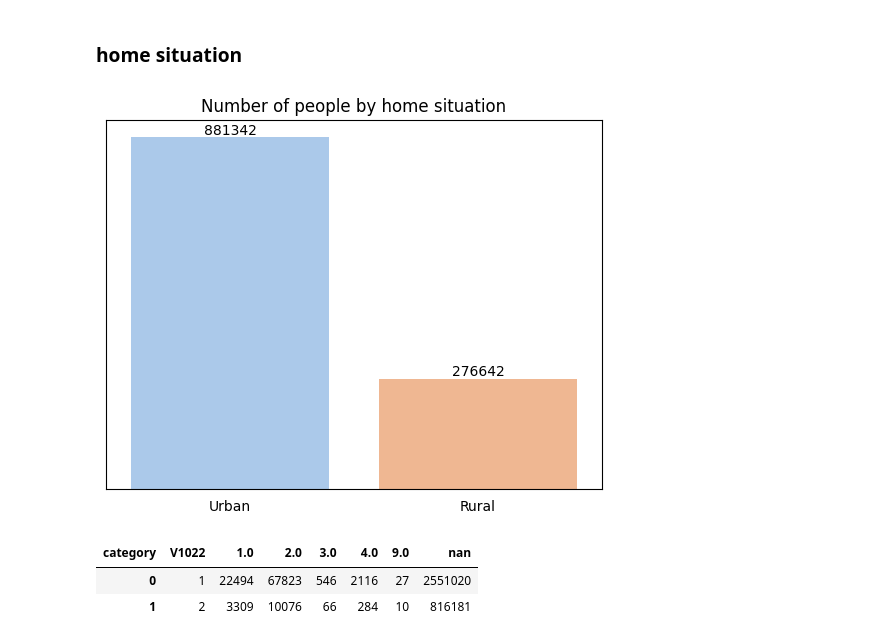
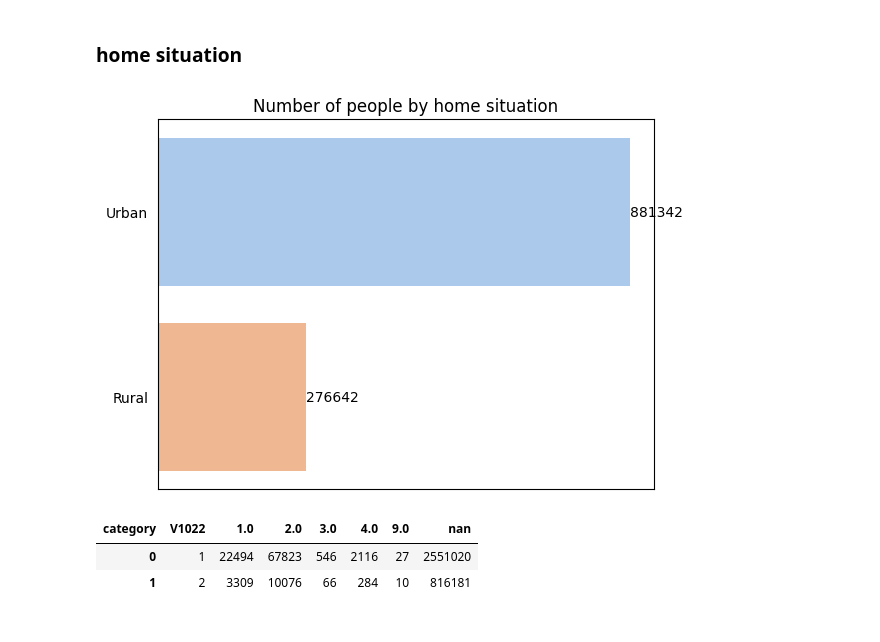
Before and after one commit to pathilink/HospAEinstein_test, a Jupyter notebook: notebook/pnad_eda.ipynb, the cells around one changed output. Cells and saved outputs as stored; diff of their text form; code cells hidden in the pictures.

```diff
--- a/notebook/pnad_eda.ipynb
+++ b/notebook/pnad_eda.ipynb
@@ -293,7 +293,7 @@ plt.show()
 # %% [markdown]
 ### gender
 # %%
-ax = sns.countplot(data=result_df, x='A003', hue='A003', palette='pastel')
+ax = sns.countplot(data=result_df, y='A003', hue='A003', palette='pastel')
 
 # labels
 for container in ax.containers:
@@ -301,14 +301,14 @@ for container in ax.containers:
 
 # adjust
 plt.title('Number of people by gender')
-ax.set(yticklabels=[])
+ax.set(xticklabels=[])
 ax.set(ylabel=None)
 ax.set(xlabel=None)
 ax.tick_params(left=False)
 ax.tick_params(bottom=False)
 
-ax.set_xticks([0, 1])
-ax.set_xticklabels(['Male', 'Female'])
+ax.set_yticks([0, 1])
+ax.set_yticklabels(['Male', 'Female'])
 
 plt.show()
 # %% [output]
@@ -419,26 +431,29 @@ plt.show()
 # %% [markdown]
 ### home situation
 # %%
-ax = sns.countplot(data=result_df, x='V1022', hue='V1022', palette='pastel')
+ax = sns.countplot(data=result_df, y='V1022', hue='V1022', palette='pastel')
 
 # labels on bars
 for container in ax.containers:
     ax.bar_label(container, label_type='edge', fontsize=10)
 
 # adjust
 plt.title('Number of people by home situation')
-ax.set(yticklabels=[])
+
 ax.set(ylabel=None)
 ax.set(xlabel=None)
 ax.tick_params(left=False)
 ax.tick_params(bottom=False)
 # ax.set_xlabel('Home situation')
 ax.set_xticks([0, 1])
-ax.set_xticklabels(['Urban', 'Rural'])
+ax.set(xticklabels=[])
+# ax.set(yticklabels=[])
+ax.set_yticks([0, 1])
+ax.set_yticklabels(['Urban', 'Rural'])
 
 plt.show()
 # %% [output]
-[figure, old version]
+[figure, new version]
 # %%
 home_g = result_df \
     .melt(id_vars='V1022', value_vars=['B009B', 'B009D', 'B009F'], var_name='source', value_name='category') \
```
Also changed, not shown: parts of 27 cells of this notebook.
